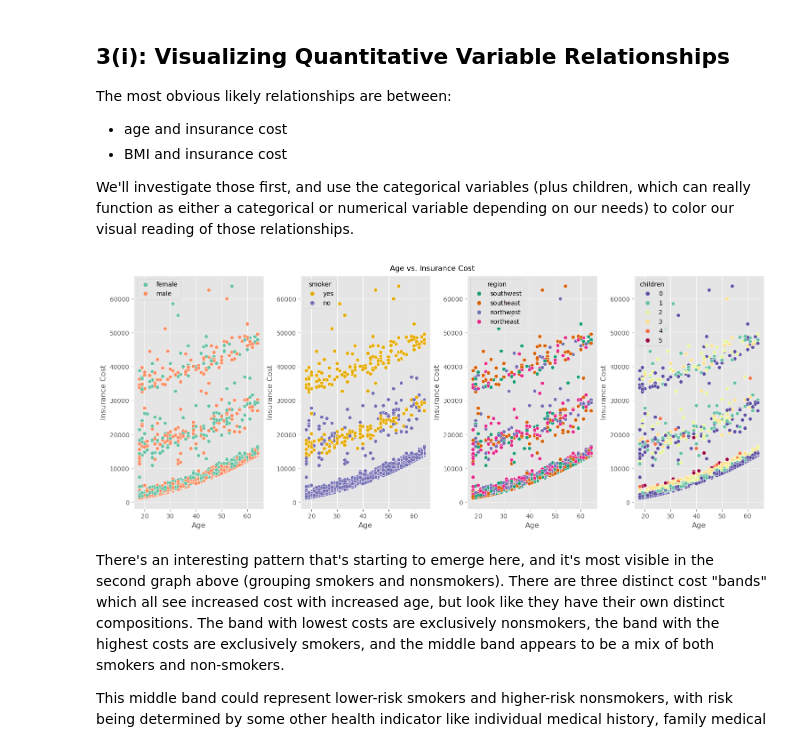
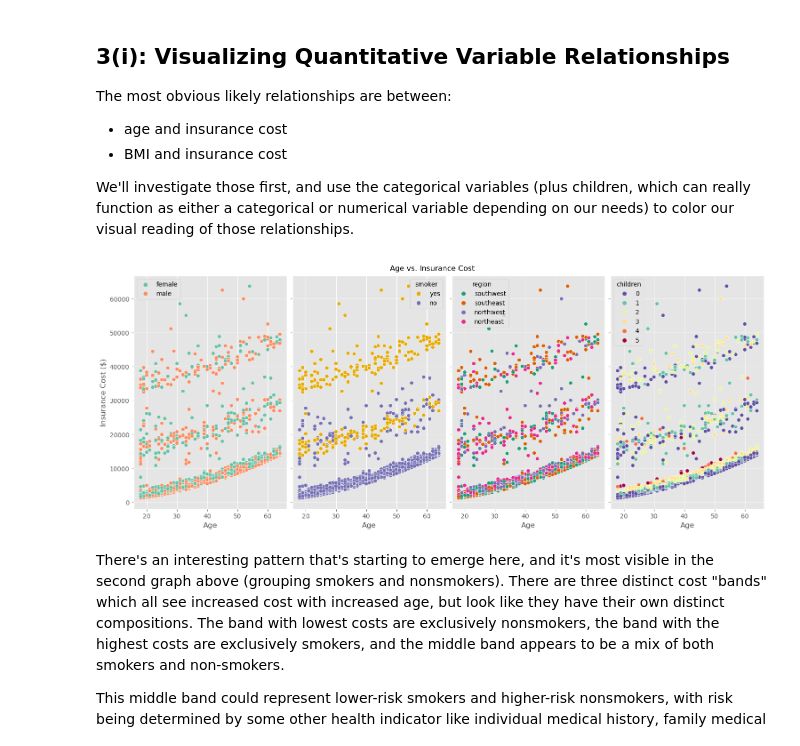
Before and after one commit to chris-hill-1/Medical_Insurance_Cost_Analysis, a Jupyter notebook: medical_insurance_cost_analysis.ipynb, the cells around one changed output. Saved outputs shown, nothing was run; the diff lists cells and outputs as text; code cells hidden in the pictures.

```diff
--- a/medical_insurance_cost_analysis.ipynb
+++ b/medical_insurance_cost_analysis.ipynb
@@ -306,7 +306,7 @@ We'll investigate those first, and use the categorical variables (plus children,
 # %%
 # Age vs Insurance Cost (by sex, by smoker, by region)
 
-fig, (ax1, ax2, ax3, ax4) = plt.subplots(1, 4, figsize=(15,6), layout='constrained')
+fig, (ax1, ax2, ax3, ax4) = plt.subplots(1, 4, figsize=(15,6), layout='constrained', sharey=True)
 fig.suptitle('Age vs. Insurance Cost')
 
 # Graph 1: Age vs. Insurance Cost by Sex
@@ -316,38 +316,39 @@ sns.scatterplot(ax=ax1,
                 hue=df.sex,
                 palette='Set2')
 ax1.set_xlabel('Age')
-ax1.set_ylabel('Insurance Cost')
+ax1.set_ylabel('Insurance Cost ($)')
 ax1.legend()
 
 # Graph 2: Age vs. Insurance Cost by Smoker
-sns.scatterplot(ax=ax2, x=df.age,
+sns.scatterplot(ax=ax2,
+                x=df.age,
                 y=df.charges,
                 hue=df.smoker,
                 palette='Dark2_r')
 ax2.set_xlabel('Age')
 ax2.set_ylabel('Insurance Cost')
 
 # Graph 3: Age vs. Insurance Cost by Region
 sns.scatterplot(ax=ax3,
                 x=df.age,
                 y=df.charges,
                 hue=df.region,
                 palette='Dark2')
 ax3.set_xlabel('Age')
 ax3.set_ylabel('Insurance Cost')
 
 # Graph 4: Age vs. Insurance Cost by Children
 sns.scatterplot(ax=ax4,
                 x=df.age,
                 y=df.charges,
                 hue=df.children,
                 palette='Spectral_r')
 ax4.set_xlabel('Age')
 ax4.set_ylabel('Insurance Cost')
 
 plt.show()
 # %% [output]
-[figure, old version]
+[figure, new version]
 # %% [markdown]
 There's an interesting pattern that's starting to emerge here, and it's most visible in the second graph above (grouping smokers and nonsmokers). There are three distinct cost "bands" which all see increased cost with increased age, but look like they have their own distinct compositions. The band with lowest costs are exclusively nonsmokers, the band with the highest costs are exclusively smokers, and the middle band appears to be a mix of both smokers and non-smokers.
 
```
Also changed, not shown: parts of 5 cells of this notebook.
